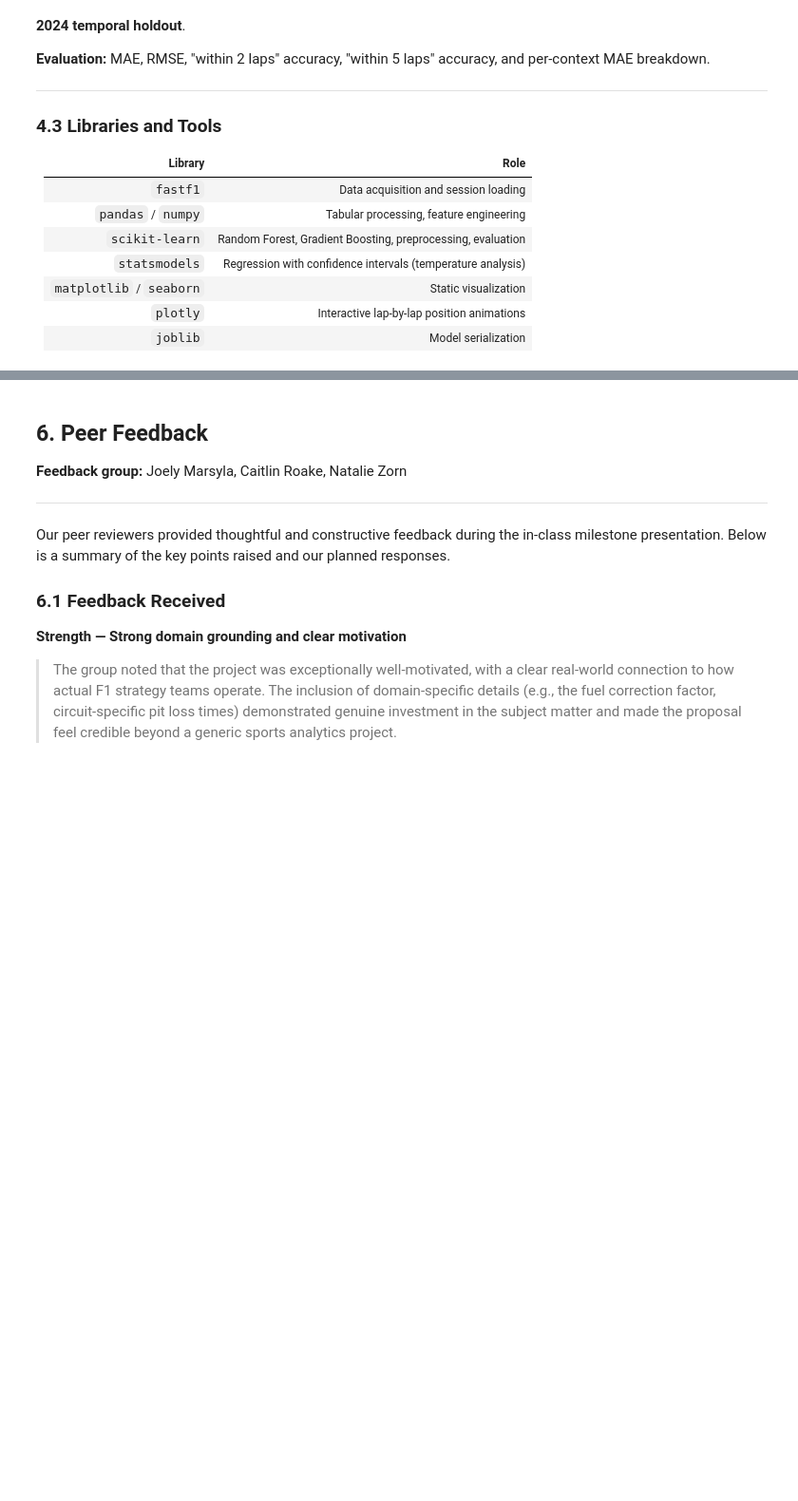
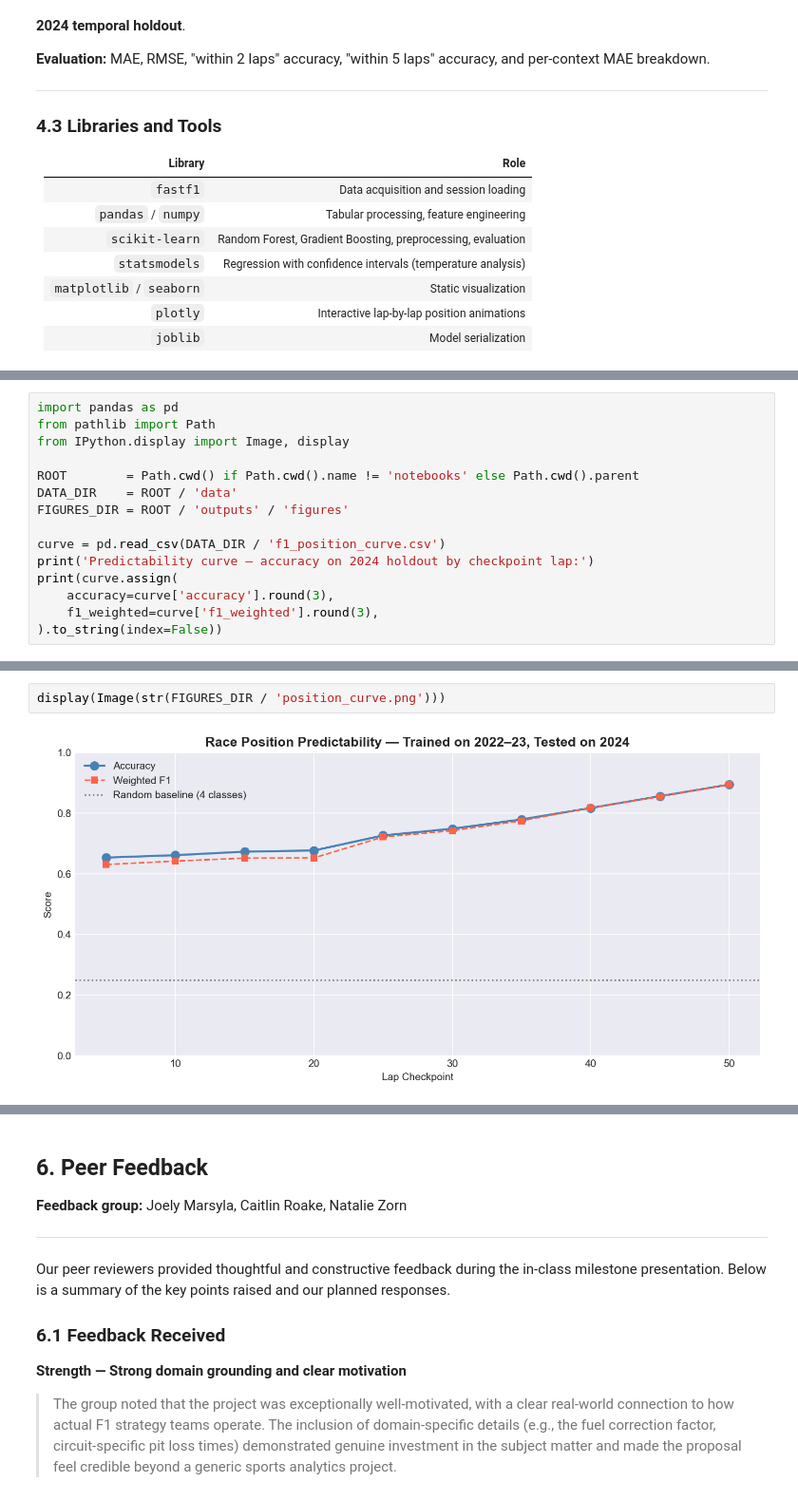
Before and after one commit to cooper-kerr/F1-Predictive-Analysis-Project, a Jupyter notebook: notebooks/01_milestone_report.ipynb, the cells around one changed output, grey strips where cells are left out. Shown at 95% size. Cells and saved outputs as stored; diff of their text form; blank space fills up the shorter version.

```diff
--- a/notebooks/01_milestone_report.ipynb
+++ b/notebooks/01_milestone_report.ipynb
@@ -2145,0 +190,15 @@ plt.show()
+# %%
+import pandas as pd
+from pathlib import Path
+from IPython.display import Image, display
+
+ROOT        = Path.cwd() if Path.cwd().name != 'notebooks' else Path.cwd().parent
+DATA_DIR    = ROOT / 'data'
+FIGURES_DIR = ROOT / 'outputs' / 'figures'
+
+curve = pd.read_csv(DATA_DIR / 'f1_position_curve.csv')
+print('Predictability curve — accuracy on 2024 holdout by checkpoint lap:')
+print(curve.assign(
+    accuracy=curve['accuracy'].round(3),
+    f1_weighted=curve['f1_weighted'].round(3),
+).to_string(index=False))
@@ -2145,0 +218,4 @@ plt.show()
+# %%
+display(Image(str(FIGURES_DIR / 'position_curve.png')))
+# %% [output]
+[figure, added]
```
Also changed, not shown: parts of 46 cells of this notebook, 20 other files.
